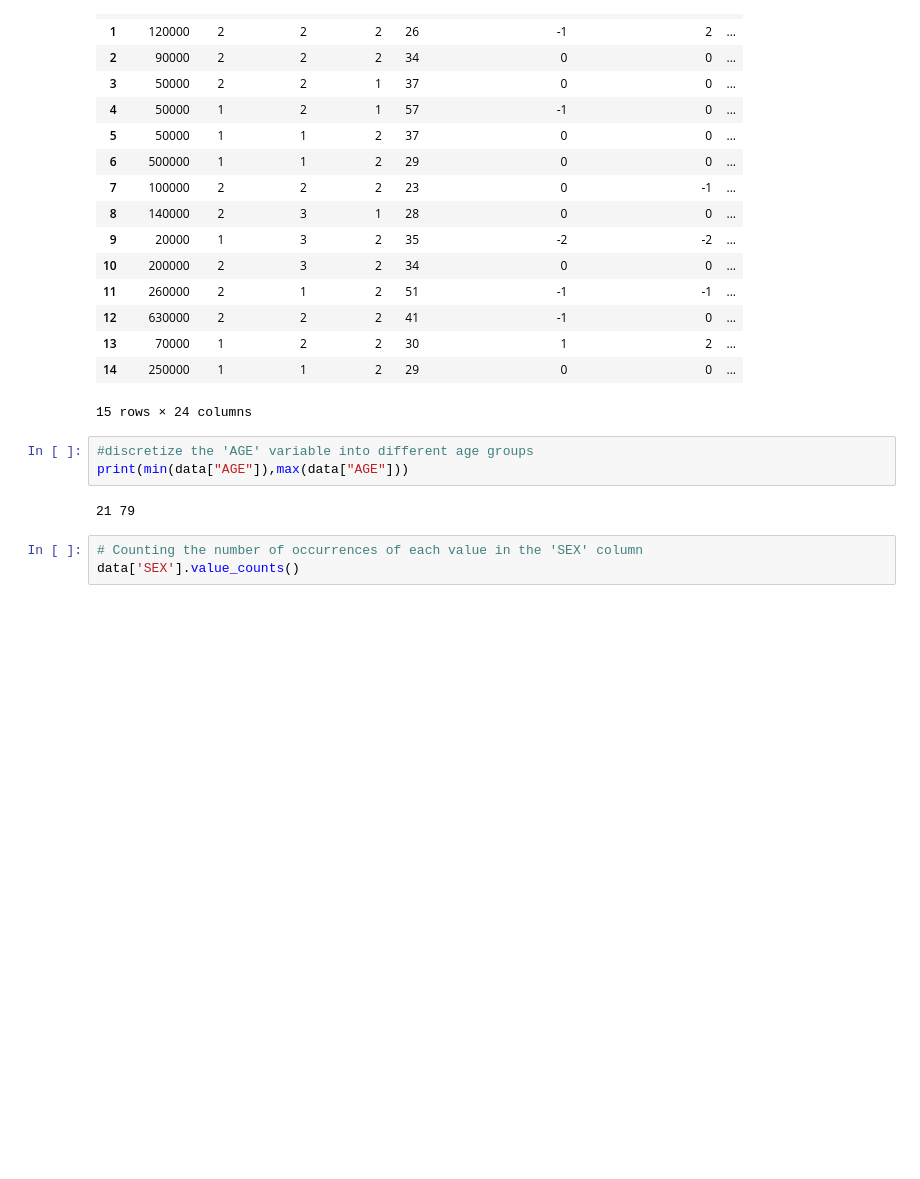
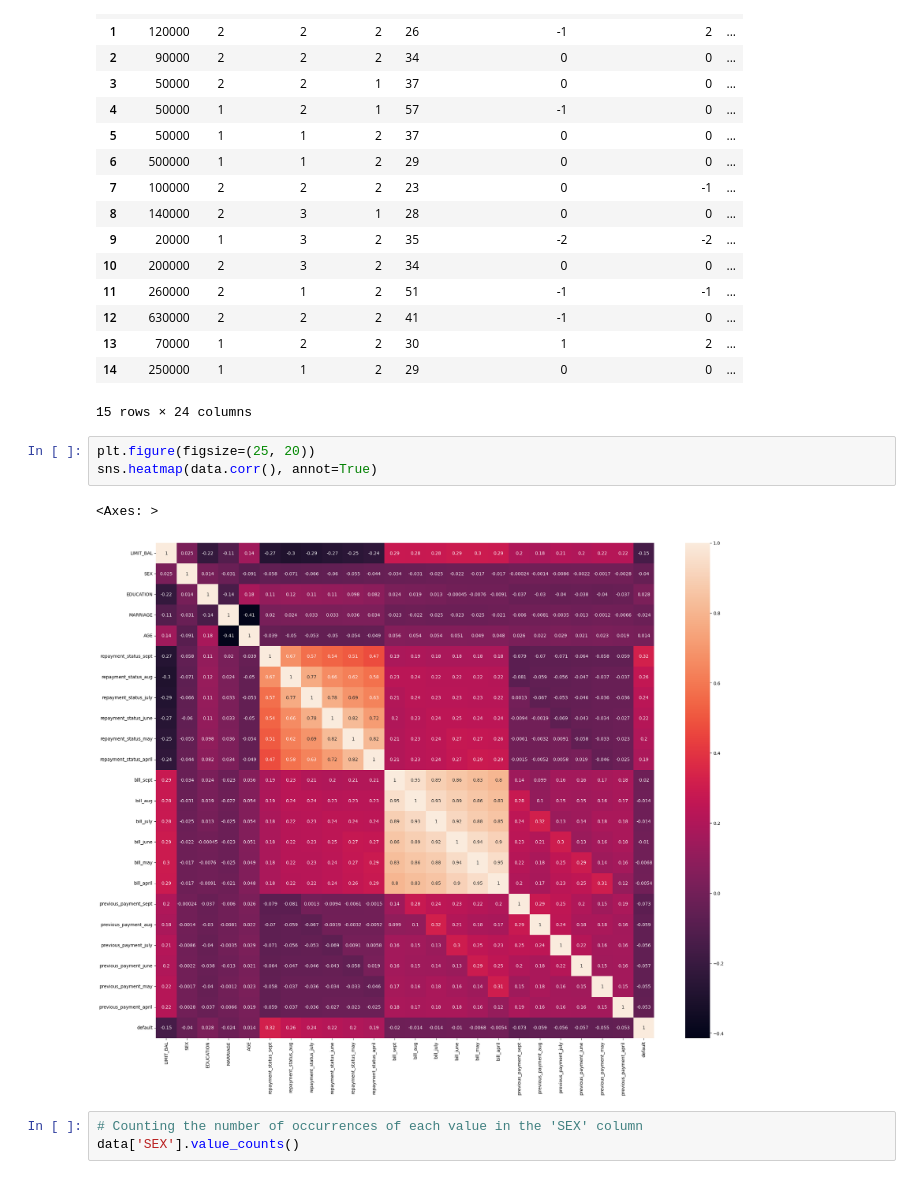
Before and after one commit to leoadkn/Springboard-Capstone-2, a Jupyter notebook: Data wrangling capstone #2.ipynb, the cells around one changed output. Saved outputs shown, nothing was run; the diff lists cells and outputs as text; blank space fills up the shorter version.

```diff
--- a/Data wrangling capstone #2.ipynb
+++ b/Data wrangling capstone #2.ipynb
@@ -128,11 +128,12 @@ data.head(15)
 | 13 | 70000 | 1 | 2 | 2 | 30 | 1 | 2 | ... |
 | 14 | 250000 | 1 | 1 | 2 | 29 | 0 | 0 | ... |
 15 rows × 24 columns
-# %%
-#discretize the 'AGE' variable into different age groups
-print(min(data["AGE"]),max(data["AGE"]))
-# %% [output]
-21 79
+# %%
+plt.figure(figsize=(25, 20))
+sns.heatmap(data.corr(), annot=True)
+# %% [output]
+<Axes: >
+[figure, added]
 # %%
 # Counting the number of occurrences of each value in the 'SEX' column
 data['SEX'].value_counts()
```
Also changed, not shown: parts of 3 cells of this notebook.
